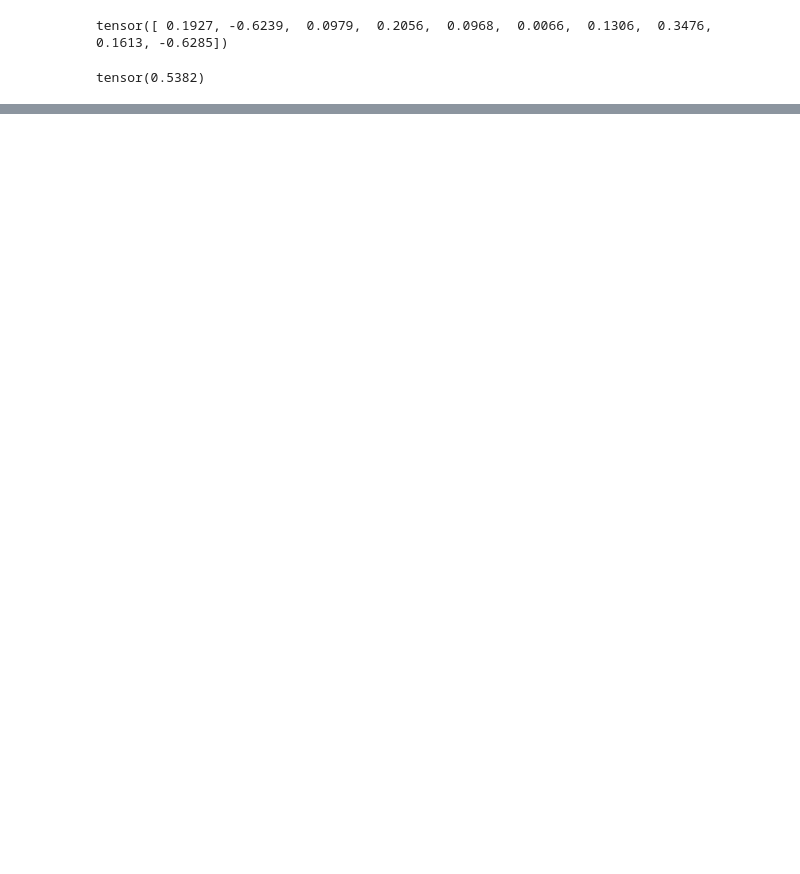
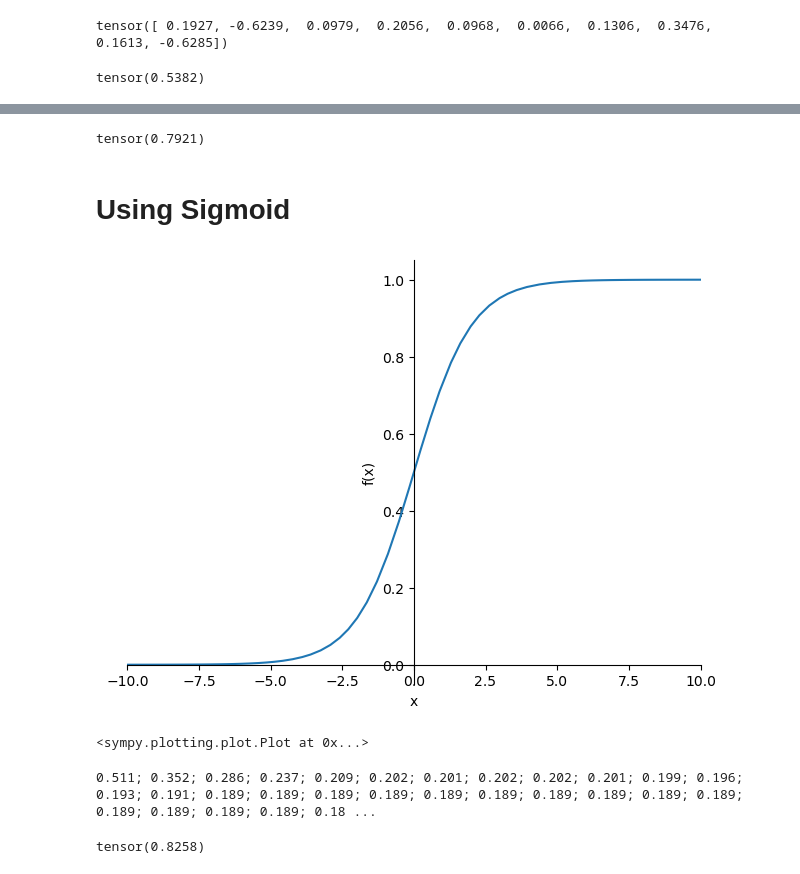
Before and after one commit to sachinrcz/deeplearning, a Jupyter notebook: Linear Model and Neural Net.ipynb, the cells around one changed output, grey strips where cells are left out. Drawn from its saved outputs; the diff is of its cells as text; code cells hidden in the pictures; blank space fills up the shorter version.

```diff
--- a/Linear Model and Neural Net.ipynb
+++ b/Linear Model and Neural Net.ipynb
@@ -250,0 +315,6 @@ tensor(0.5382)
+# %%
+accuracy(coeffs=coeffs, val_dep=validation_dependent, val_indep=validation_independent)
+# %% [output]
+tensor(0.7921)
+# %% [markdown]
+# Using Sigmoid
@@ -250,0 +323,5 @@ tensor(0.5382)
+# %%
+sympy.plot("1/(1+exp(-x))", xlim=(-10,10))
+# %% [output]
+[figure, added]
+<sympy.plotting.plot.Plot at 0x...>
@@ -250,0 +330,8 @@ tensor(0.5382)
+# %%
+coeffs = train_model(t_indep, t_dep, epochs=30, lr=10)
+# %% [output]
+0.511; 0.352; 0.286; 0.237; 0.209; 0.202; 0.201; 0.202; 0.202; 0.201; 0.199; 0.196; 0.193; 0.191; 0.189; 0.189; 0.189; 0.189; 0.189; 0.189; 0.189; 0.189; 0.189; 0.189; 0.189; 0.189; 0.189; 0.189; 0.18 ...
+# %%
+accuracy(coeffs=coeffs, val_dep=validation_dependent, val_indep=validation_independent)
+# %% [output]
+tensor(0.8258)
```
Also changed, not shown: parts of 64 cells of this notebook, 1 other file.
